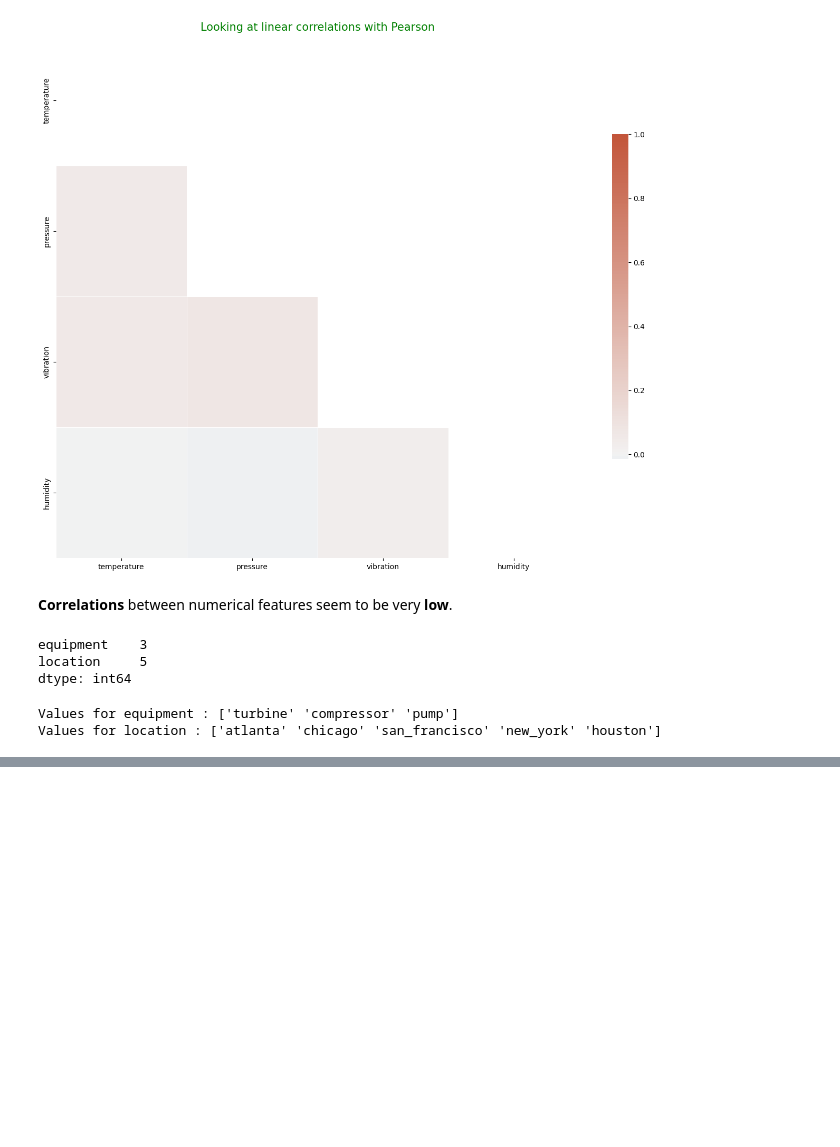
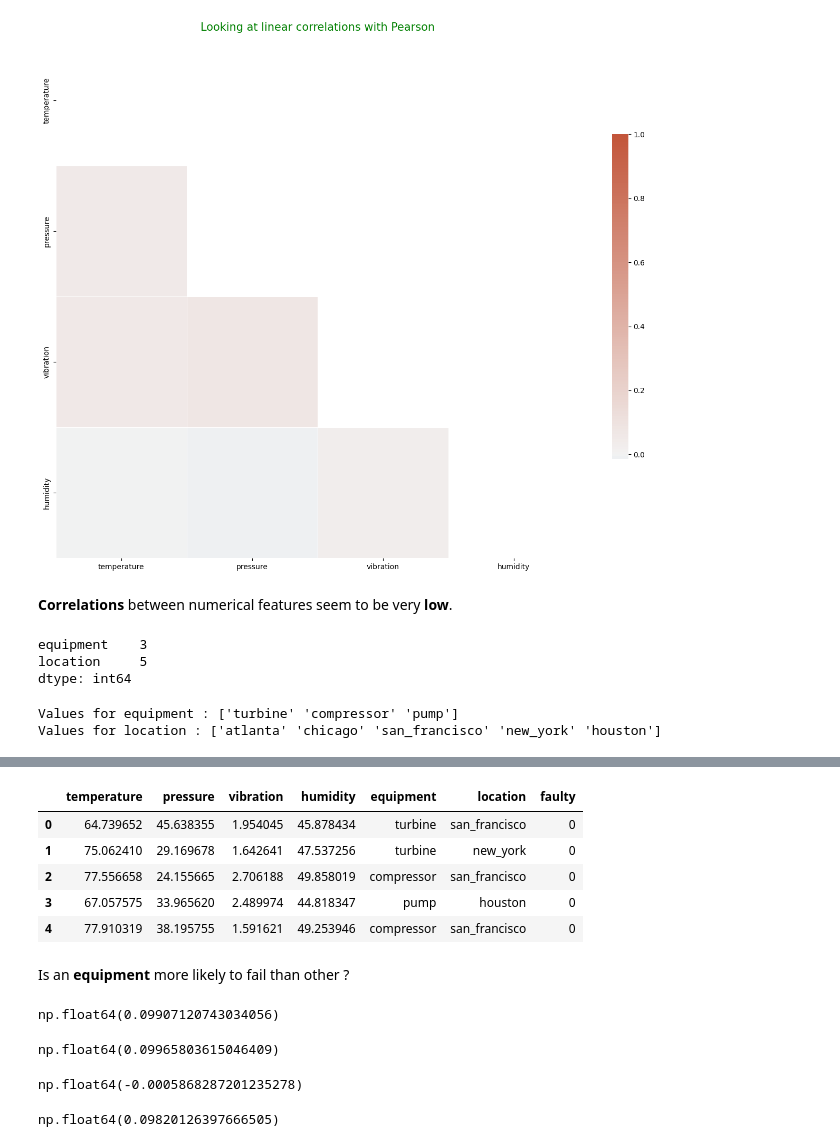
Before and after one commit to YannPhamVan/Industrial-Equipment-Failure-Prediction, a Jupyter notebook: notebook.ipynb, the cells around one changed output, grey strips where cells are left out. Drawn from its saved outputs; the diff is of its cells as text; code cells hidden in the pictures; blank space fills up the shorter version.

```diff
--- a/notebook.ipynb
+++ b/notebook.ipynb
@@ -196,0 +200,5 @@ Values for location : ['atlanta' 'chicago' 'san_francisco' 'new_york' 'houston']
+# %%
+df_full_train, df_test = train_test_split(df, test_size=0.2, random_state=39)
+df_train, df_val = train_test_split(
+    df_full_train, test_size=0.25, random_state=39)
+len(df_train), len(df_val), len(df_test)
@@ -196,0 +207,5 @@ Values for location : ['atlanta' 'chicago' 'san_francisco' 'new_york' 'houston']
+# %%
+df_full_train = df_full_train.reset_index(drop=True)
+df_train = df_train.reset_index(drop=True)
+df_val = df_val.reset_index(drop=True)
+df_test = df_test.reset_index(drop=True)
@@ -196,0 +228,30 @@ Values for location : ['atlanta' 'chicago' 'san_francisco' 'new_york' 'houston']
+# %%
+df_full_train.head()
+# %% [output]
+|  | temperature | pressure | vibration | humidity | equipment | location | faulty |
+| 0 | 64.739652 | 45.638355 | 1.954045 | 45.878434 | turbine | san_francisco | 0 |
+| 1 | 75.062410 | 29.169678 | 1.642641 | 47.537256 | turbine | new_york | 0 |
+| 2 | 77.556658 | 24.155665 | 2.706188 | 49.858019 | compressor | san_francisco | 0 |
+| 3 | 67.057575 | 33.965620 | 2.489974 | 44.818347 | pump | houston | 0 |
+| 4 | 77.910319 | 38.195755 | 1.591621 | 49.253946 | compressor | san_francisco | 0 |
+# %% [markdown]
+Is an **equipment** more likely to fail than other ?
+# %%
+global_fail = df_full_train.faulty.mean()
+global_fail
+# %% [output]
+np.float64(0.09907120743034056)
+# %%
+fail_turbine = df_full_train[df_full_train.equipment == 'turbine'].faulty.mean()
+fail_turbine
+# %% [output]
+np.float64(0.09965803615046409)
+# %%
+global_fail - fail_turbine
+# %% [output]
+np.float64(-0.0005868287201235278)
+# %%
+fail_compressor = df_full_train[df_full_train.equipment == 'compressor'].faulty.mean()
+fail_compressor
+# %% [output]
+np.float64(0.09820126397666505)
```
Also changed, not shown: parts of 26 cells of this notebook.
